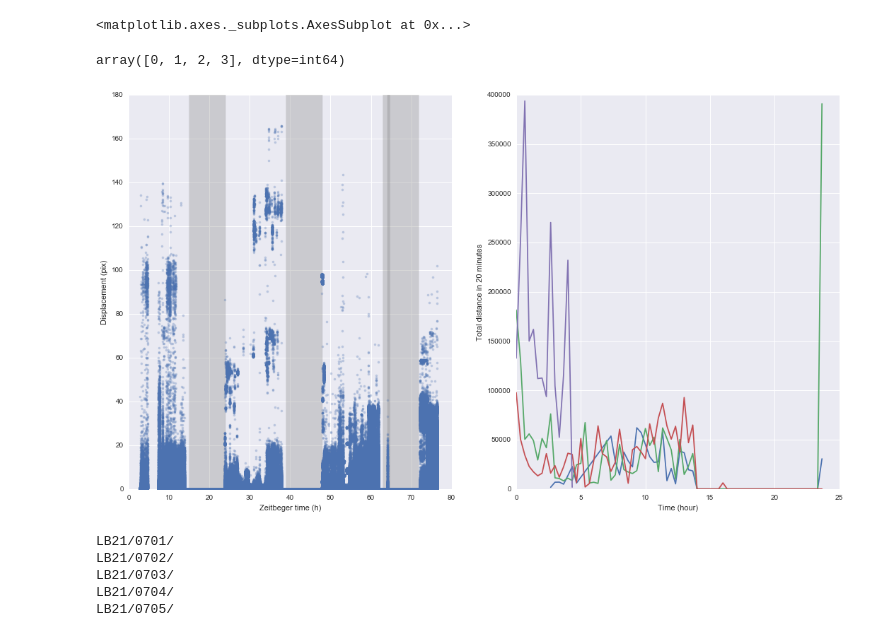
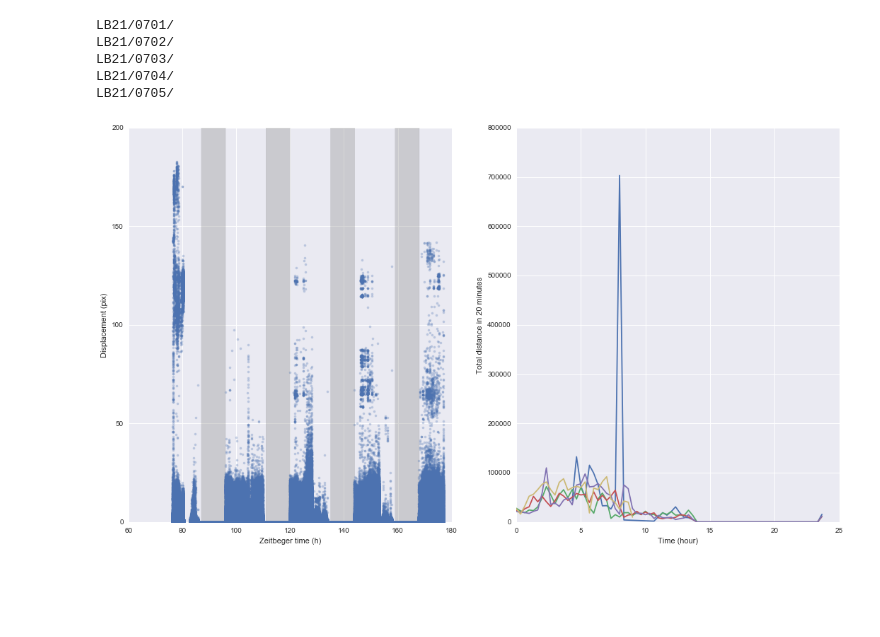
Before and after one commit to lmn93beo/Finch_Movement, a Jupyter notebook: Finch_Movement.ipynb, the cells around one changed output. Drawn from its saved outputs; the diff is of its cells as text; code cells hidden in the pictures; blank space fills up the shorter version.

```diff
--- a/Finch_Movement.ipynb
+++ b/Finch_Movement.ipynb
@@ -25,6 +23,10 @@ def get_day_frame(directory, date, remove_zeros=True, cutoff_area=10000, dropna_
     find_cumtime: set False for files that have intervals that are cumulative instead of dt
     """
     files = glob.glob(directory + '/*.csv')
+
+    if files == []:
+        return None
+
     frames = []
     for filename in files:
         obs = pd.read_csv(filename, header=None, names=col_names)
@@ -137,25 +328,20 @@ frame_2CW318_all['ZeitTime'] = get_zeit(frame_2CW318_all, start_time_str='6/28/2
-# %%
-ax[0]
-# %% [output]
-<matplotlib.axes._subplots.AxesSubplot at 0x...>
-# %%
-activity.Day.unique()
-# %% [output]
-array([0, 1, 2, 3], dtype=int64)
 # %%
+days = pd.date_range('7/1/2016', periods=5, freq='d')
+frame_LB21_all = collect_all_days('LB21/', days, cutoff_area=None, parse_filename=True)
+
+frame_LB21_all['Displacement'] = get_displacement(frame_LB21_all)
+frame_LB21_all['ZeitTime'] = get_zeit(frame_LB21_all, start_time_str='6/28/2016 7:00AM')
+
 # Make plots of (1) all displacement points (2) binned activity, 20 minutes
 fig, ax = plt.subplots(1, 2, figsize=(18,10))
-plot_all_data(frame_2CW318_all, ax[0])
+plot_all_data(frame_LB21_all, ax[0])
 
-activity = aggregate_activity(frame_2CW318_all, time=20, unit='Minute', plot=True, axis=ax[1])
+activity = aggregate_activity(frame_LB21_all, time=20, unit='Minute',
+                              plot=True, axis=ax[1], save=True, name='LB21')
 # %% [output]
+LB21/0701/
+LB21/0702/
+LB21/0703/
+LB21/0704/
+LB21/0705/
-[figure, old version]
+[figure, new version]
-# %%
-days = pd.date_range('7/1/2016', periods=5, freq='d')
-frame_LB21_all = collect_all_days('LB21/', days, cutoff_area=None, parse_filename=True)
-# %% [output]
-LB21/0701/
-LB21/0702/
-LB21/0703/
-LB21/0704/
-LB21/0705/
```
Also changed, not shown: parts of 44 cells of this notebook.
